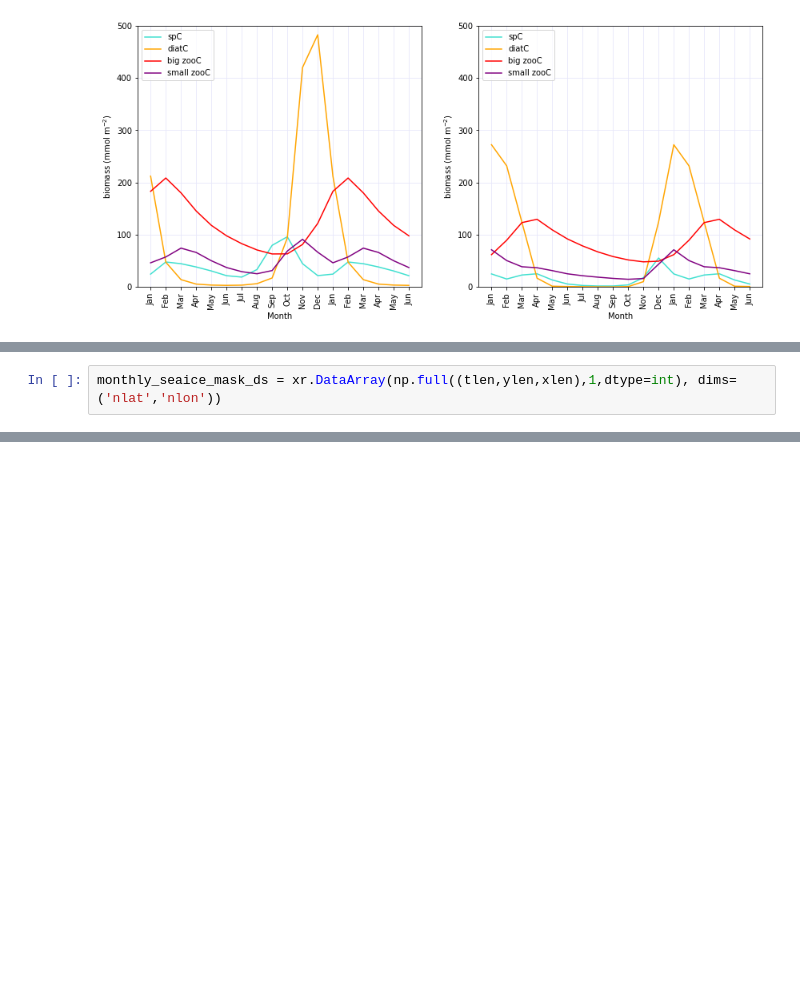
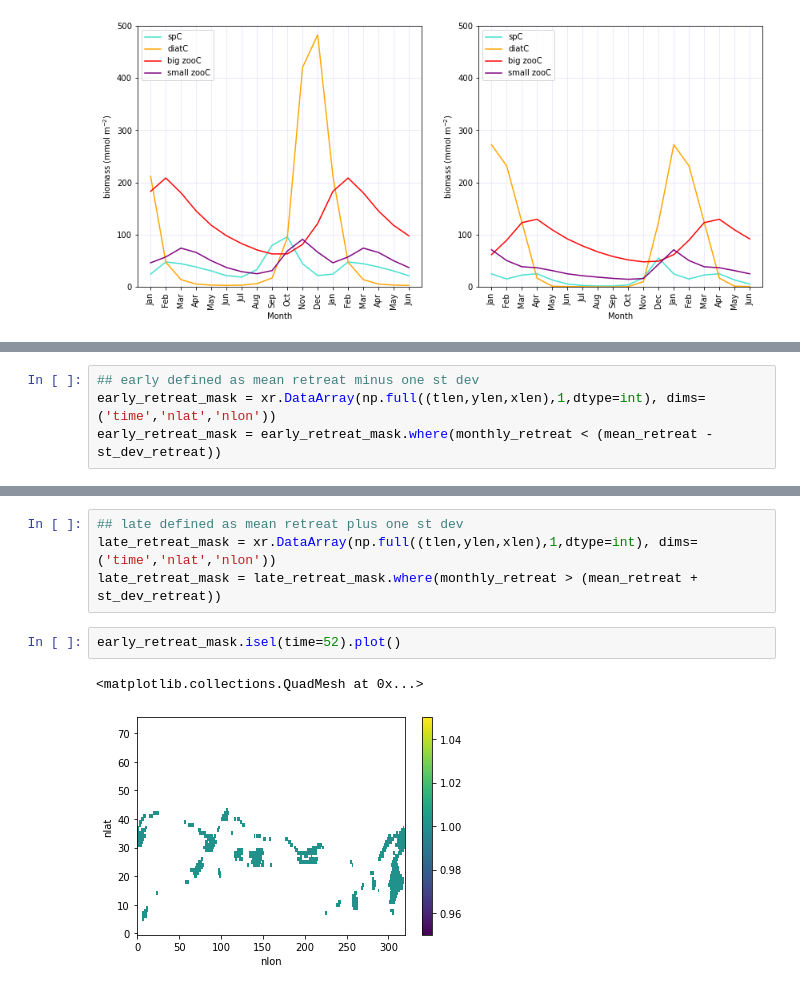
Before and after one commit to Zephyr-Sylvester/polynya_biology, a Jupyter notebook: seasonal_cycle_seaice_adv-ret.ipynb, the cells around one changed output, grey strips where cells are left out. Drawn from its saved outputs; the diff is of its cells as text; blank space fills up the shorter version.

```diff
--- a/seasonal_cycle_seaice_adv-ret.ipynb
+++ b/seasonal_cycle_seaice_adv-ret.ipynb
@@ -684,2 +760,4 @@ plt.xticks(xvals, xlabels, rotation='vertical');
 # %%
-monthly_seaice_mask_ds = xr.DataArray(np.full((tlen,ylen,xlen),1,dtype=int), dims=('nlat','nlon'))
+## early defined as mean retreat minus one st dev
+early_retreat_mask = xr.DataArray(np.full((tlen,ylen,xlen),1,dtype=int), dims=('time','nlat','nlon'))
+early_retreat_mask = early_retreat_mask.where(monthly_retreat < (mean_retreat - st_dev_retreat))
@@ -699,0 +764,9 @@ early_retreat_cells.plot()
+# %%
+## late defined as mean retreat plus one st dev
+late_retreat_mask = xr.DataArray(np.full((tlen,ylen,xlen),1,dtype=int), dims=('time','nlat','nlon'))
+late_retreat_mask = late_retreat_mask.where(monthly_retreat > (mean_retreat + st_dev_retreat))
+# %%
+early_retreat_mask.isel(time=52).plot()
+# %% [output]
+<matplotlib.collections.QuadMesh at 0x...>
+[figure, added]
```
Also changed, not shown: parts of 43 cells of this notebook, 1 other file.
